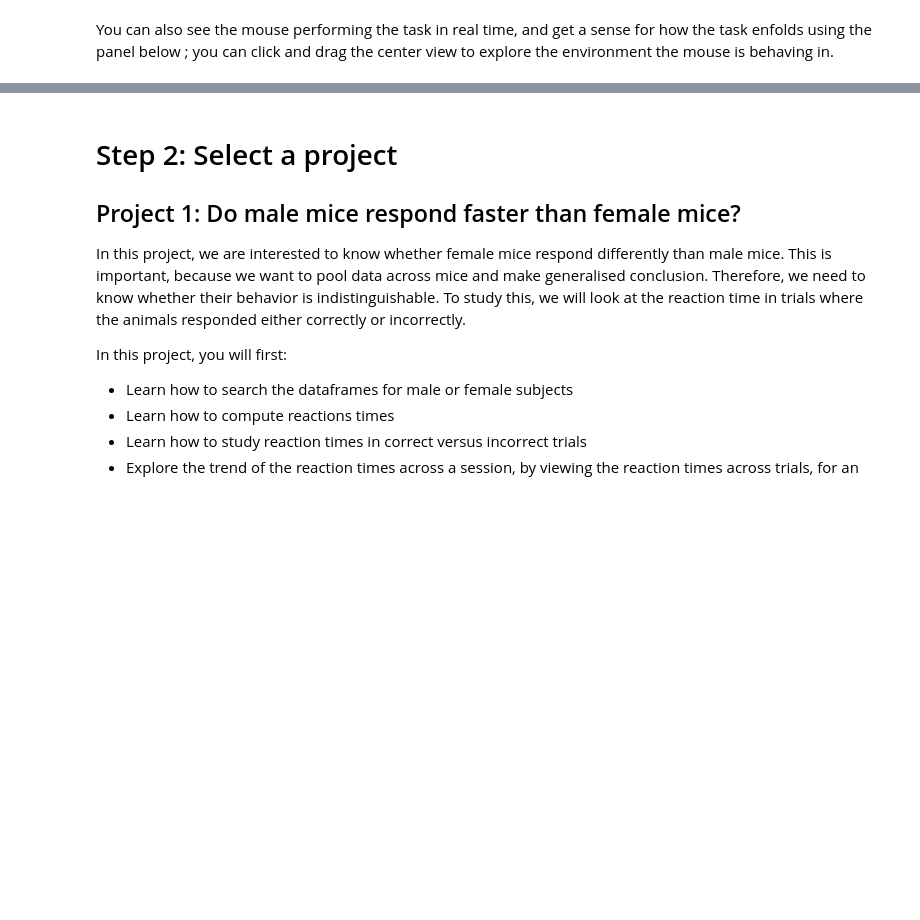
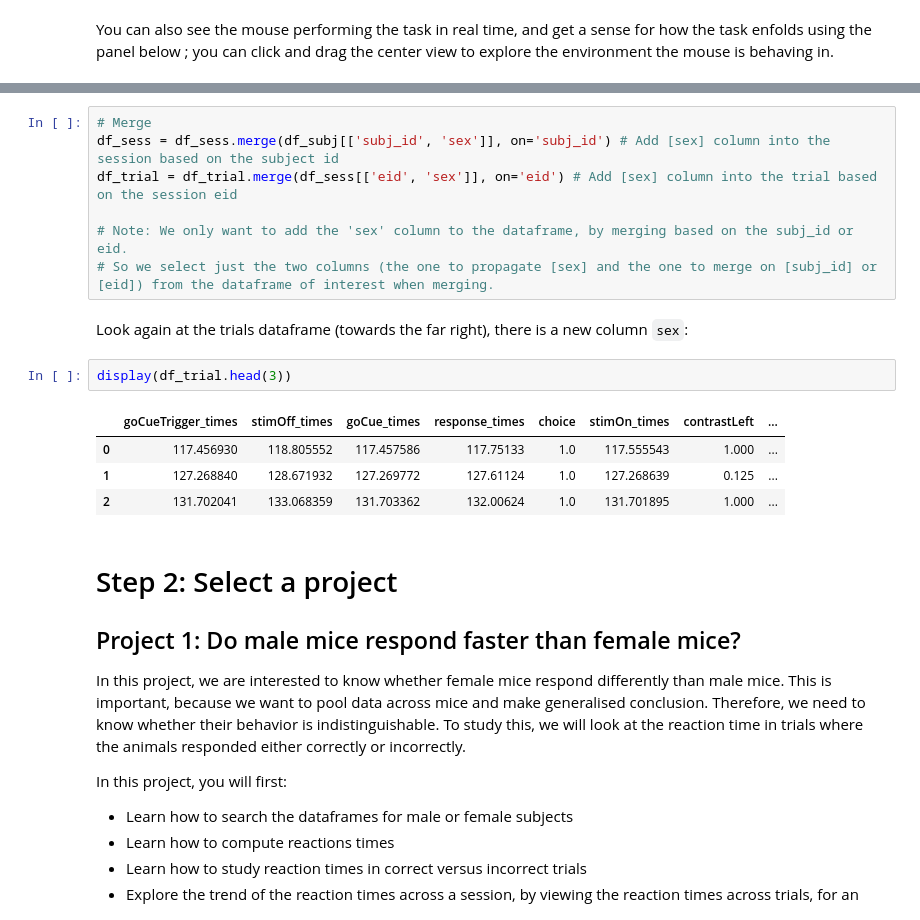
Before and after one commit to int-brain-lab/iblcourse, a Jupyter notebook: sources/behavior_course/course.ipynb, the cells around one changed output, grey strips where cells are left out. Saved outputs shown, nothing was run; the diff lists cells and outputs as text; blank space fills up the shorter version.

```diff
--- a/sources/behavior_course/course.ipynb
+++ b/sources/behavior_course/course.ipynb
@@ -48,3 +119,19 @@ Look at the contrast on the screen, and pretend you are doing the task in your m
+# %%
+# Merge
+df_sess = df_sess.merge(df_subj[['subj_id', 'sex']], on='subj_id') # Add [sex] column into the session based on the subject id
+df_trial = df_trial.merge(df_sess[['eid', 'sex']], on='eid') # Add [sex] column into the trial based on the session eid
+
+# Note: We only want to add the 'sex' column to the dataframe, by merging based on the subj_id or eid.
+# So we select just the two columns (the one to propagate [sex] and the one to merge on [subj_id] or [eid]) from the dataframe of interest when merging.
+# %% [markdown]
+Look again at the trials dataframe (towards the far right), there is a new column `sex`:
+# %%
+display(df_trial.head(3))
+# %% [output]
+|  | goCueTrigger_times | stimOff_times | goCue_times | response_times | choice | stimOn_times | contrastLeft | ... |
+| 0 | 117.456930 | 118.805552 | 117.457586 | 117.75133 | 1.0 | 117.555543 | 1.000 | ... |
+| 1 | 127.268840 | 128.671932 | 127.269772 | 127.61124 | 1.0 | 127.268639 | 0.125 | ... |
+| 2 | 131.702041 | 133.068359 | 131.703362 | 132.00624 | 1.0 | 131.701895 | 1.000 | ... |
 # %% [markdown]
 # Step 2: Select a project
 
```
Also changed, not shown: parts of 16 cells of this notebook, 2 other files.
